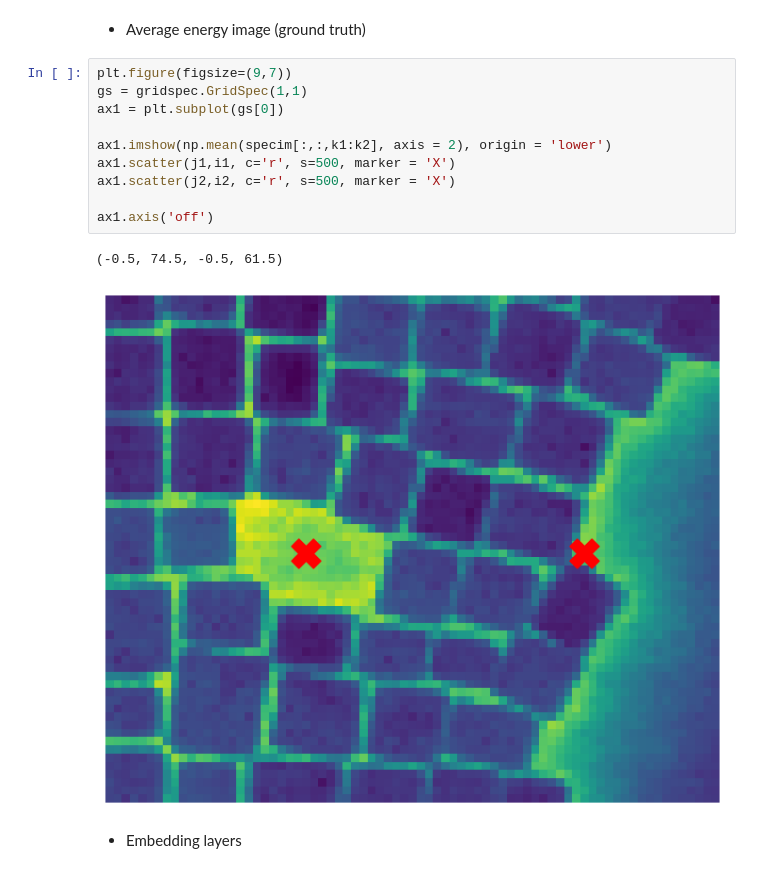
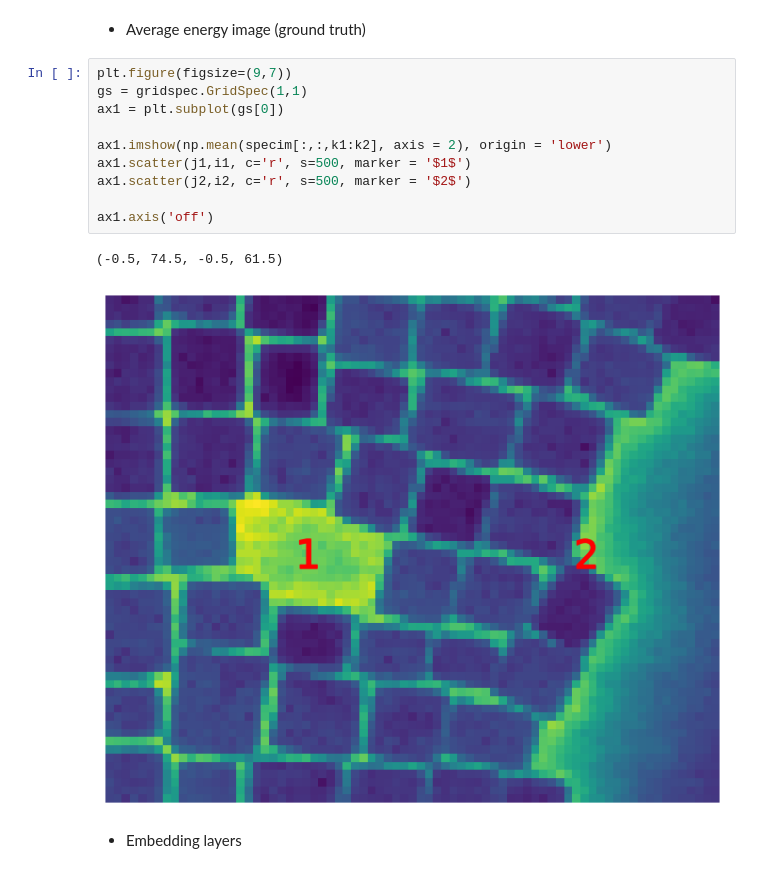
Before and after one commit to atripathy86/AE-DKL, a Jupyter notebook: AEDKL_TechCon.ipynb, the cells around one changed output. Saved outputs shown, nothing was run; the diff lists cells and outputs as text.

```diff
--- a/AEDKL_TechCon.ipynb
+++ b/AEDKL_TechCon.ipynb
@@ -709,16 +741,16 @@ for axis in ['top','bottom','left','right']:
 # %%
 plt.figure(figsize=(9,7))
 gs = gridspec.GridSpec(1,1)
 ax1 = plt.subplot(gs[0])
 
 ax1.imshow(np.mean(specim[:,:,k1:k2], axis = 2), origin = 'lower')
-ax1.scatter(j1,i1, c='r', s=500, marker = 'X')
-ax1.scatter(j2,i2, c='r', s=500, marker = 'X')
+ax1.scatter(j1,i1, c='r', s=500, marker = '$1$')
+ax1.scatter(j2,i2, c='r', s=500, marker = '$2$')
 
 ax1.axis('off')
 # %% [output]
 (-0.5, 74.5, -0.5, 61.5)
-[figure, old version]
+[figure, new version]
 # %% [markdown]
 * Embedding layers
 # %%
```
Also changed, not shown: parts of 33 cells of this notebook, 22 other files.
